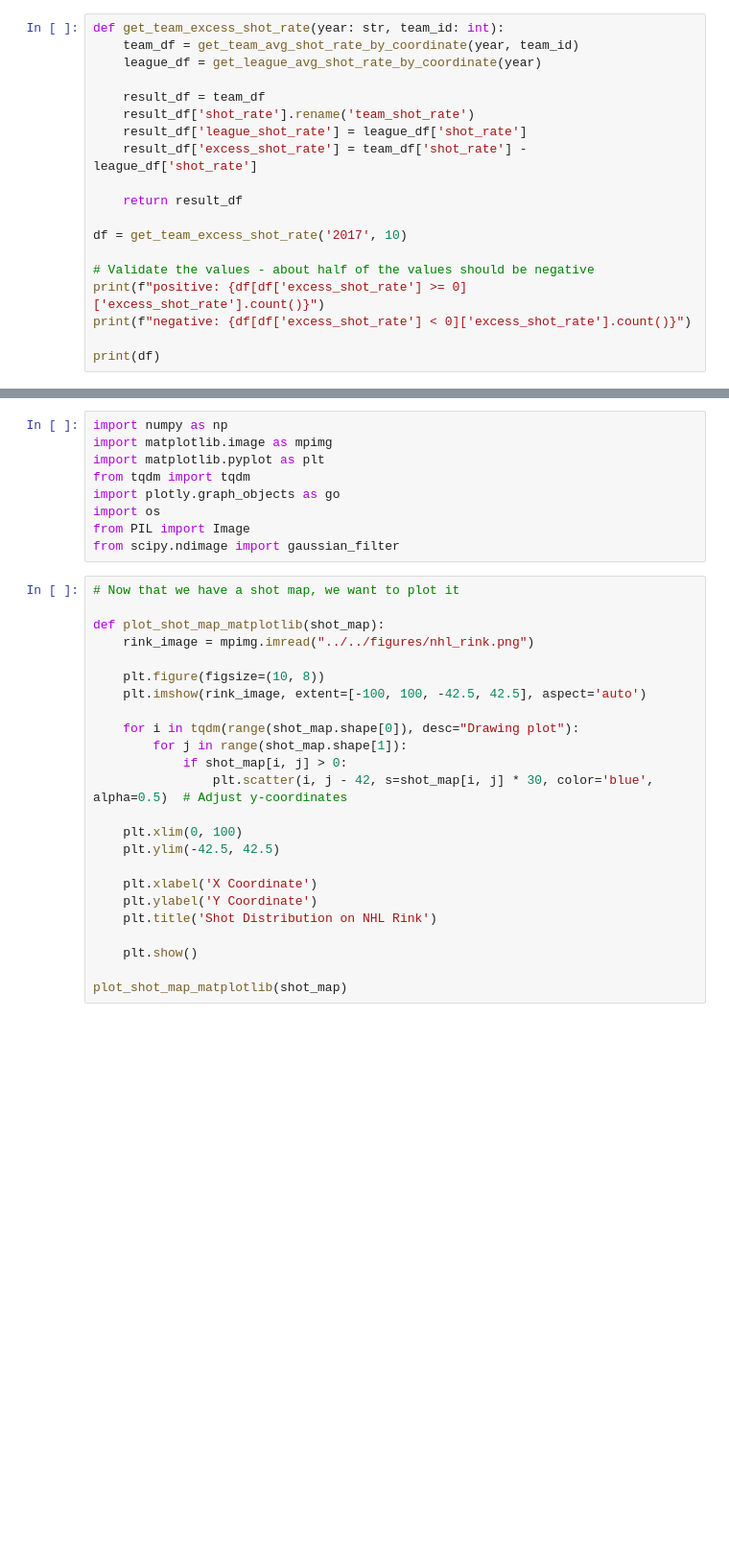
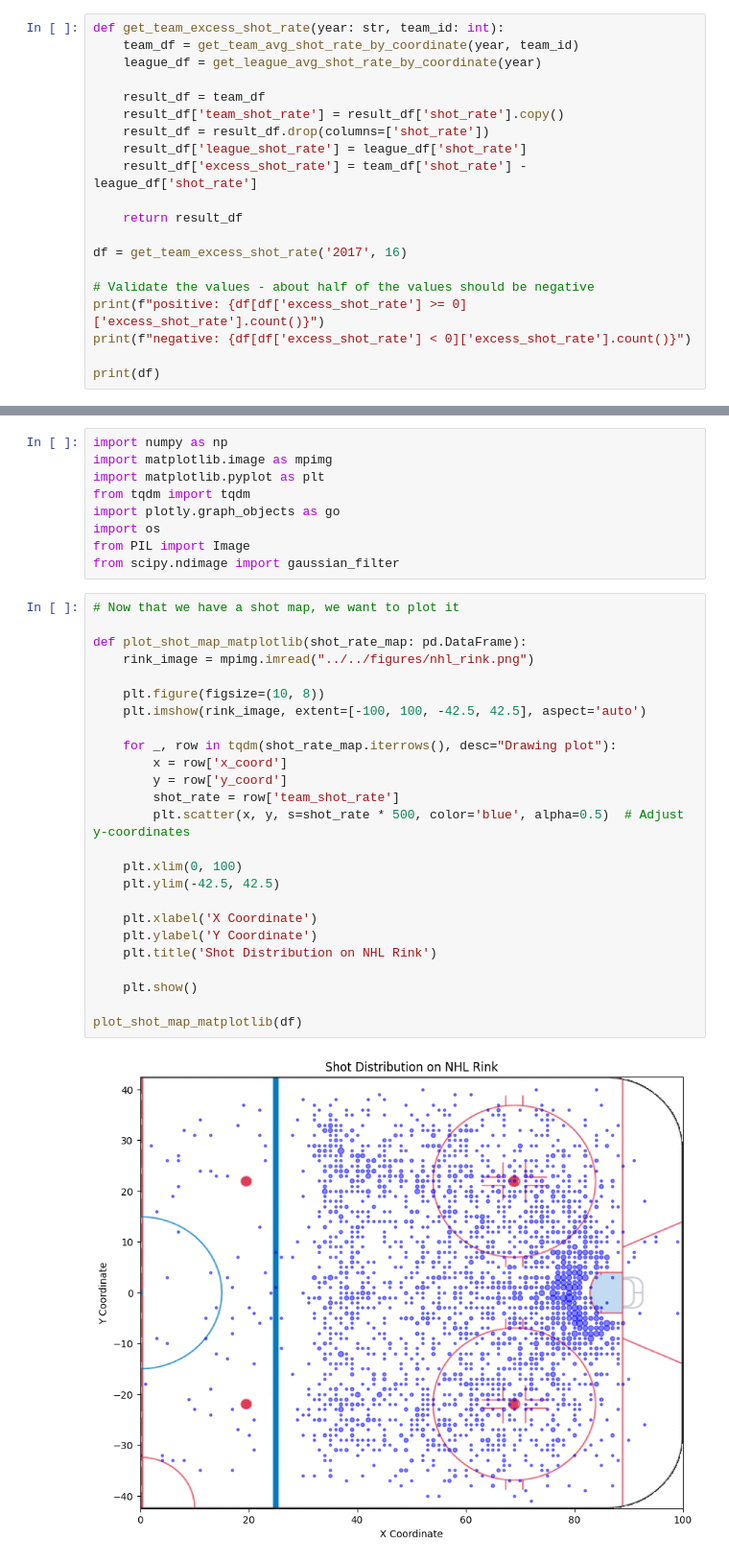
Before and after one commit to hypium/NHL_GoalPredictionApp, a Jupyter notebook: ift6758/visualizations/advanced_visualizations.ipynb, the cells around one changed output, grey strips where cells are left out. Shown at 96% size. Drawn from its saved outputs; the diff is of its cells as text; blank space fills up the shorter version.

Commit message:
Refactored plotting functions to use new df structure

```diff
--- a/ift6758/visualizations/advanced_visualizations.ipynb
+++ b/ift6758/visualizations/advanced_visualizations.ipynb
@@ -43,13 +43,14 @@ def get_team_excess_shot_rate(year: str, team_id: int):
     league_df = get_league_avg_shot_rate_by_coordinate(year)
 
     result_df = team_df
-    result_df['shot_rate'].rename('team_shot_rate')
+    result_df['team_shot_rate'] = result_df['shot_rate'].copy()
+    result_df = result_df.drop(columns=['shot_rate'])
     result_df['league_shot_rate'] = league_df['shot_rate']
     result_df['excess_shot_rate'] = team_df['shot_rate'] - league_df['shot_rate']
 
     return result_df
 
-df = get_team_excess_shot_rate('2017', 10)
+df = get_team_excess_shot_rate('2017', 16)
 
 # Validate the values - about half of the values should be negative
 print(f"positive: {df[df['excess_shot_rate'] >= 0]['excess_shot_rate'].count()}")
@@ -110,25 +111,28 @@ from scipy.ndimage import gaussian_filter
 # %%
 # Now that we have a shot map, we want to plot it
 
-def plot_shot_map_matplotlib(shot_map):
+def plot_shot_map_matplotlib(shot_rate_map: pd.DataFrame):
     rink_image = mpimg.imread("../../figures/nhl_rink.png")
 
     plt.figure(figsize=(10, 8))
     plt.imshow(rink_image, extent=[-100, 100, -42.5, 42.5], aspect='auto')
 
-    for i in tqdm(range(shot_map.shape[0]), desc="Drawing plot"):
-        for j in range(shot_map.shape[1]):
-            if shot_map[i, j] > 0:
-                plt.scatter(i, j - 42, s=shot_map[i, j] * 30, color='blue', alpha=0.5)  # Adjust y-coordinates
+    for _, row in tqdm(shot_rate_map.iterrows(), desc="Drawing plot"):
+        x = row['x_coord']
+        y = row['y_coord']
+        shot_rate = row['team_shot_rate']
+        plt.scatter(x, y, s=shot_rate * 500, color='blue', alpha=0.5)  # Adjust y-coordinates
 
     plt.xlim(0, 100)
     plt.ylim(-42.5, 42.5)
 
     plt.xlabel('X Coordinate')
     plt.ylabel('Y Coordinate')
     plt.title('Shot Distribution on NHL Rink')
 
     plt.show()
 
-plot_shot_map_matplotlib(shot_map)
+plot_shot_map_matplotlib(df)
+# %% [output]
+[figure, added]
 # %%
```
Also changed, not shown: parts of 4 cells of this notebook.
